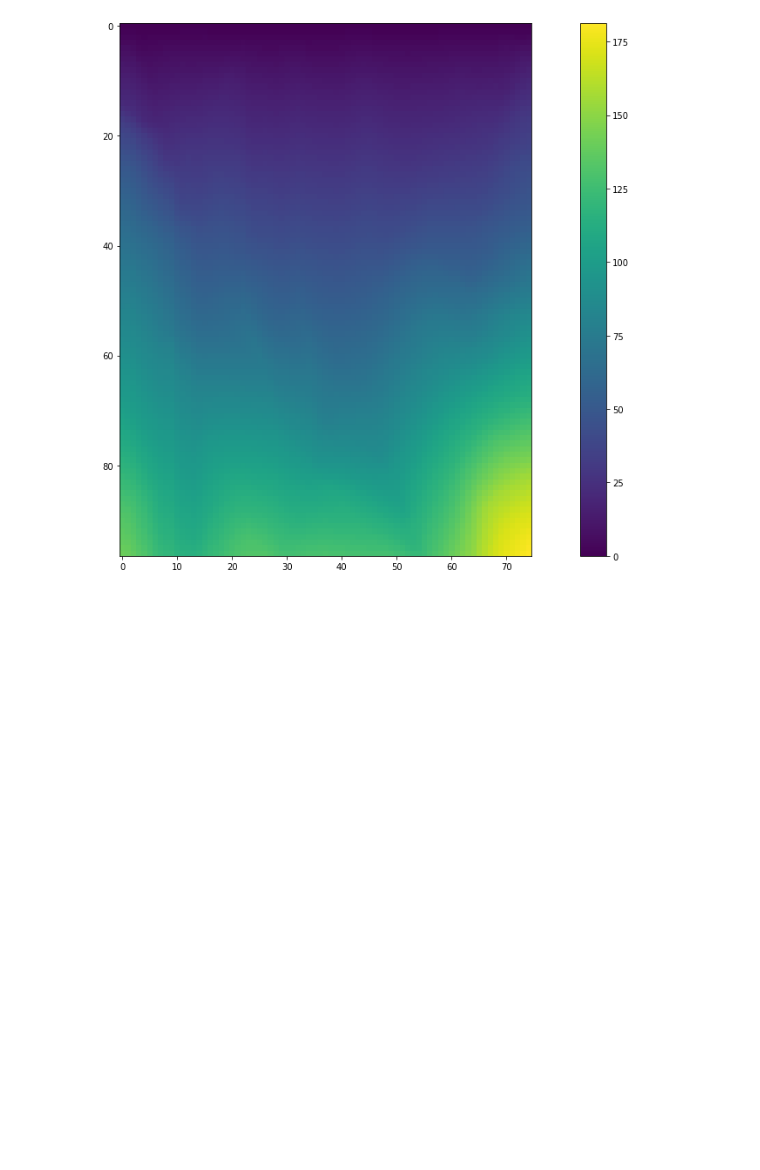
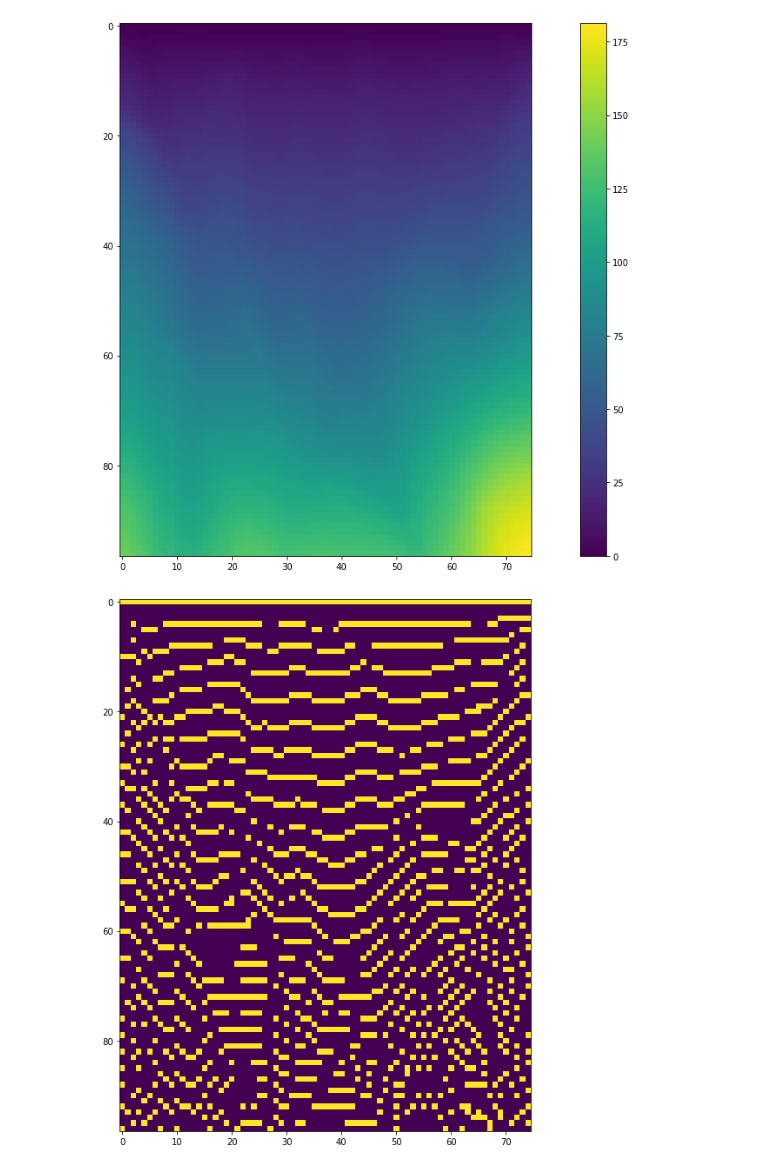
Before and after one commit to silvxlabs/DripTorch, a Jupyter notebook: CostpathDev.ipynb, the cells around one changed output. Drawn from its saved outputs; the diff is of its cells as text; code cells hidden in the pictures; blank space fills up the shorter version.

```diff
--- a/CostpathDev.ipynb
+++ b/CostpathDev.ipynb
@@ -148,9 +148,17 @@ while len(PQ) > 0:
 test = cost_raster.raster
 # %%
 plt.rcParams["figure.figsize"] = (160/8,90/8)
-plt.imshow(test.reshape(cost_raster.rows,cost_raster.cols))
+costs = test.reshape(cost_raster.rows,cost_raster.cols)
+plt.imshow(costs)
 plt.plot()
 plt.colorbar()
 plt.show()
 # %% [output]
 [figure]
+# %%
+contours = np.zeros_like(costs).astype(bool)
+contours[costs.astype(int)%5 == 0] = True
+plt.imshow(contours)
+plt.show()
+# %% [output]
+[figure, added]
```
Also changed, not shown: 2 other files.
